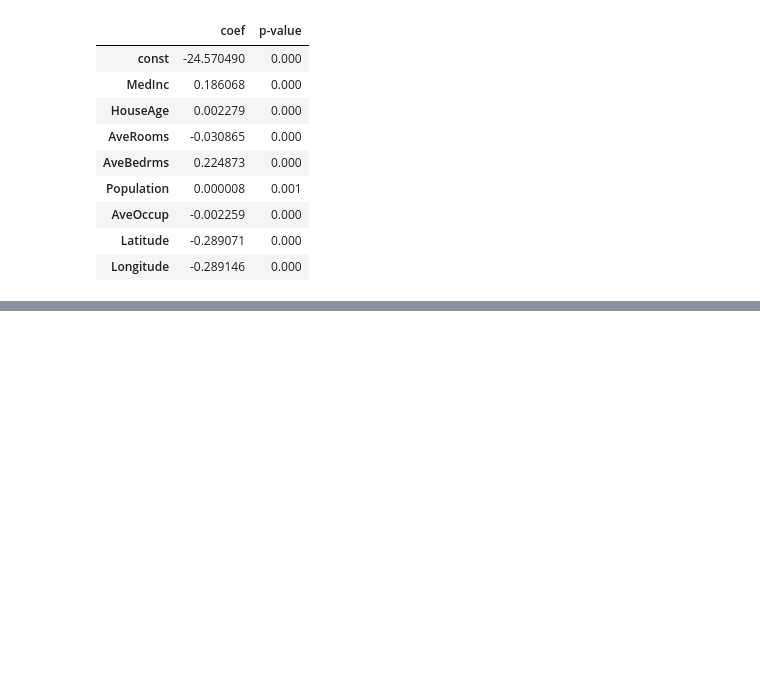
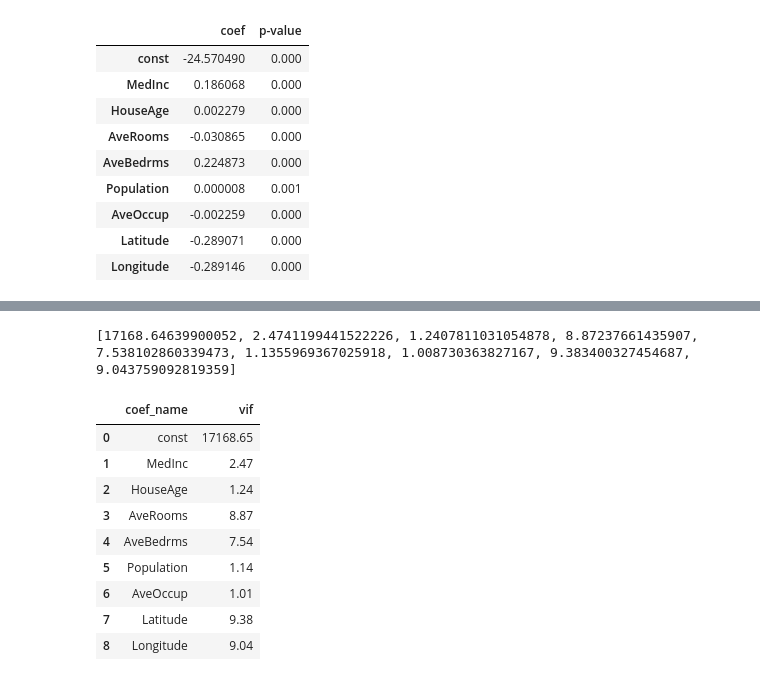
Before and after one commit to alextianyf/MachineLearning_ProblemSets, a Jupyter notebook: 3. Predict House Prices with Multivariable Linear Regression/3.2 Mutilvariable Regression.ipynb, the cells around one changed output, grey strips where cells are left out. Drawn from its saved outputs; the diff is of its cells as text; code cells hidden in the pictures; blank space fills up the shorter version.

```diff
--- a/3. Predict House Prices with Multivariable Linear Regression/3.2 Mutilvariable Regression.ipynb
+++ b/3. Predict House Prices with Multivariable Linear Regression/3.2 Mutilvariable Regression.ipynb
@@ -668,0 +681,3 @@ pd.DataFrame({'coef':results.params,'p-value':round(results.pvalues,3)})
+# %%
+for i in range(X_incl_const.shape[1]):
+    print(variance_inflation_factor(exog=X_incl_const.values,exog_idx=i))
@@ -668,0 +694,26 @@ pd.DataFrame({'coef':results.params,'p-value':round(results.pvalues,3)})
+# %%
+vif = [] # empty list
+
+for i in range(X_incl_const.shape[1]):
+    vif.append(variance_inflation_factor(exog=X_incl_const.values,exog_idx=i))
+
+print(vif)
+# %% [output]
+[17168.64639900052, 2.4741199441522226, 1.2407811031054878, 8.87237661435907, 7.538102860339473, 1.1355969367025918, 1.008730363827167, 9.383400327454687, 9.043759092819359]
+# %%
+# Generally, if VIF > 10 will consider as problematic
+# We can tell from our model, the VIF value seems okay
+vif = [variance_inflation_factor(exog=X_incl_const.values,exog_idx=i) for i in range(X_incl_const.shape[1])]
+
+pd.DataFrame({'coef_name': X_incl_const.columns, 'vif': np.around(vif,2)})
+# %% [output]
+|  | coef_name | vif |
+| 0 | const | 17168.65 |
+| 1 | MedInc | 2.47 |
+| 2 | HouseAge | 1.24 |
+| 3 | AveRooms | 8.87 |
+| 4 | AveBedrms | 7.54 |
+| 5 | Population | 1.14 |
+| 6 | AveOccup | 1.01 |
+| 7 | Latitude | 9.38 |
+| 8 | Longitude | 9.04 |
```
Also changed, not shown: parts of 4 cells of this notebook.
